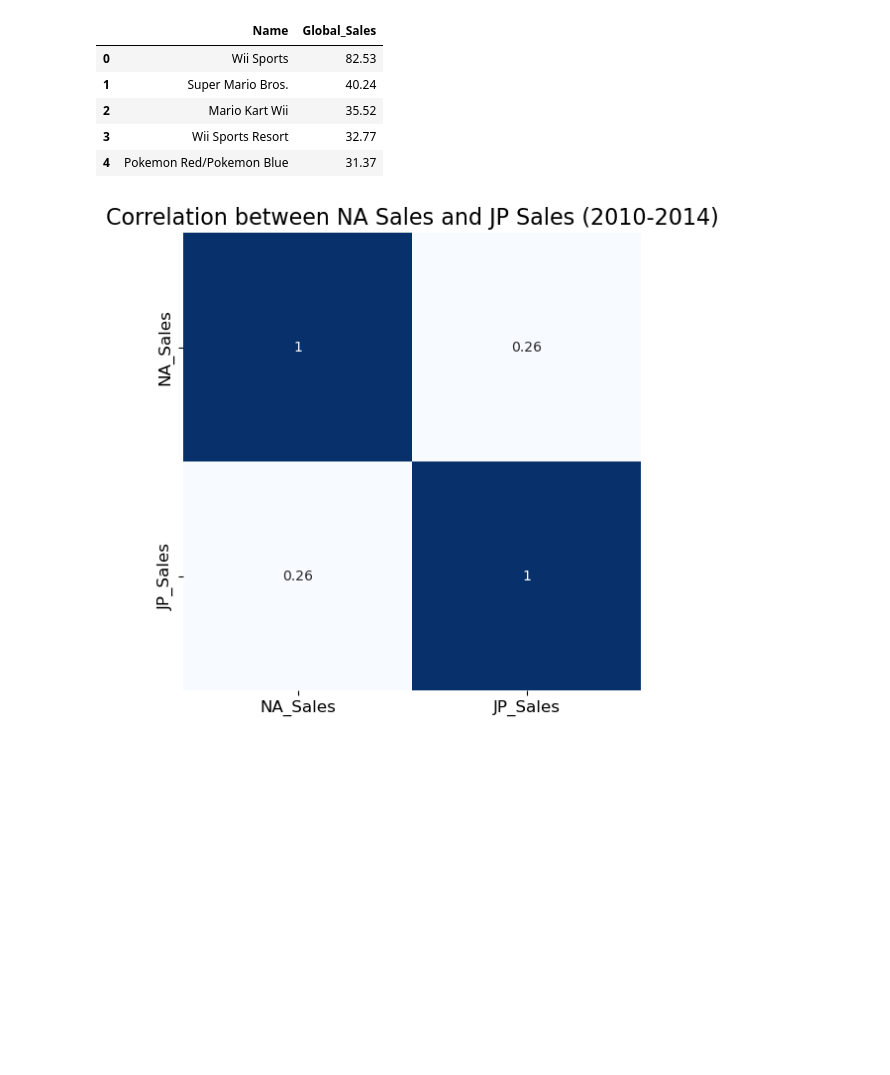
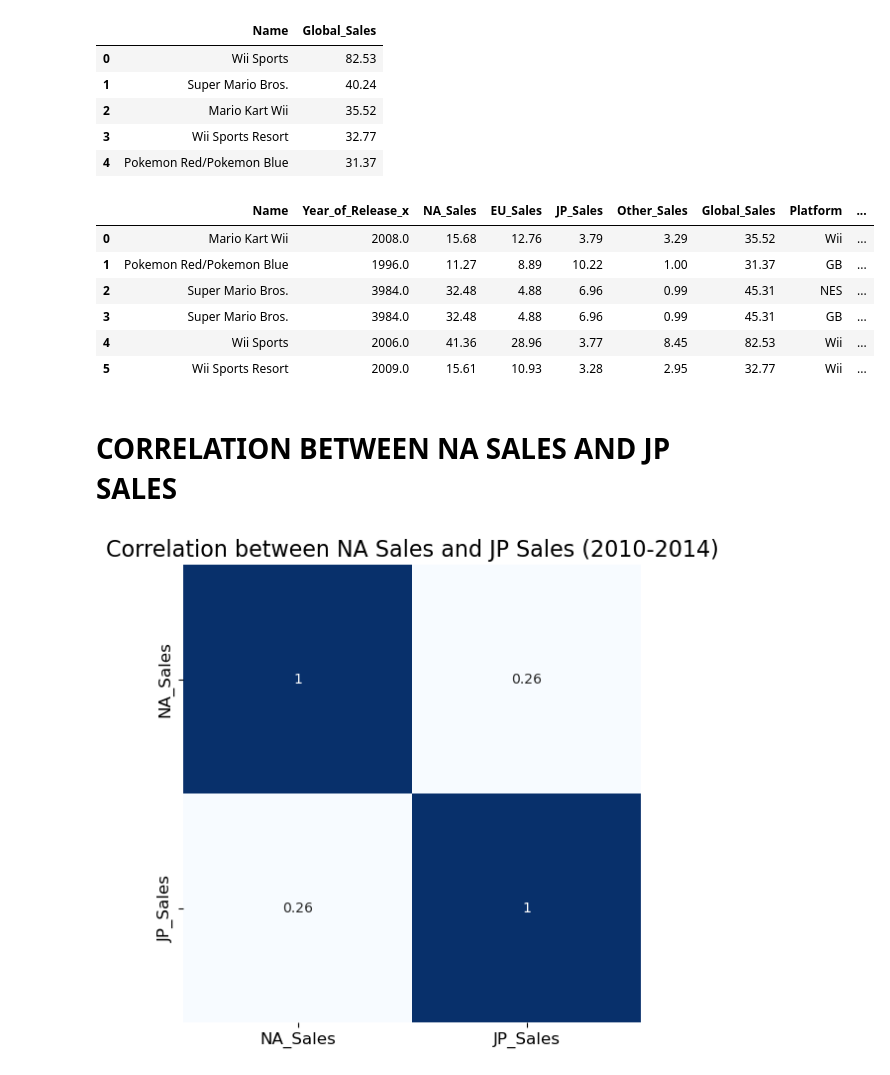
Before and after one commit to FedericoAriton99/CA-1-Data-Visualisation-Techniques, a Jupyter notebook: Federico_Ariton_DVizHDip_CA1.ipynb, the cells around one changed output. Cells and saved outputs as stored; diff of their text form; code cells hidden in the pictures; blank space fills up the shorter version.

```diff
--- a/Federico_Ariton_DVizHDip_CA1.ipynb
+++ b/Federico_Ariton_DVizHDip_CA1.ipynb
@@ -234,6 +171,36 @@ top_games[['Name', 'Global_Sales']]
 | 2 | Mario Kart Wii | 35.52 |
 | 3 | Wii Sports Resort | 32.77 |
 | 4 | Pokemon Red/Pokemon Blue | 31.37 |
+# %%
+# Filter for the top 5 globally best-selling games
+top_5_global_games = Games[Games['Name'].isin(['Wii Sports', 'Super Mario Bros.',
+                                                         'Mario Kart Wii', 'Wii Sports Resort',
+                                                         'Pokemon Red/Pokemon Blue'])]
+
+# Selecting relevant columns
+top_5_global_analysis = top_5_global_games[['Name', 'Platform', 'Year_of_Release',
+                                           'NA_Sales', 'EU_Sales', 'JP_Sales',
+                                           'Other_Sales', 'Global_Sales']]
+
+# Grouping by Name to get the total sales for each game (in case there are multiple entries per game)
+top_5_global_analysis_grouped = top_5_global_analysis.groupby('Name').sum()
+top_5_global_analysis_grouped.reset_index(inplace=True)
+
+# Adding Platform and Year of Release information
+platform_release = top_5_global_games[['Name', 'Platform', 'Year_of_Release']].drop_duplicates()
+top_5_global_analysis_final = top_5_global_analysis_grouped.merge(platform_release, on='Name')
+
+top_5_global_analysis_final
+# %% [output]
+|  | Name | Year_of_Release_x | NA_Sales | EU_Sales | JP_Sales | Other_Sales | Global_Sales | Platform | ... |
+| 0 | Mario Kart Wii | 2008.0 | 15.68 | 12.76 | 3.79 | 3.29 | 35.52 | Wii | ... |
+| 1 | Pokemon Red/Pokemon Blue | 1996.0 | 11.27 | 8.89 | 10.22 | 1.00 | 31.37 | GB | ... |
+| 2 | Super Mario Bros. | 3984.0 | 32.48 | 4.88 | 6.96 | 0.99 | 45.31 | NES | ... |
+| 3 | Super Mario Bros. | 3984.0 | 32.48 | 4.88 | 6.96 | 0.99 | 45.31 | GB | ... |
+| 4 | Wii Sports | 2006.0 | 41.36 | 28.96 | 3.77 | 8.45 | 82.53 | Wii | ... |
+| 5 | Wii Sports Resort | 2009.0 | 15.61 | 10.93 | 3.28 | 2.95 | 32.77 | Wii | ... |
+# %% [markdown]
+# CORRELATION BETWEEN NA SALES AND JP SALES
 # %%
 # Answering the second question: Correlation between NA_Sales and JP_Sales for 2010-2014
 sales_2010_2014 = Games[(Games['Year_of_Release'] >= 2010) & (Games['Year_of_Release'] <= 2014)]
```
Also changed, not shown: parts of 20 cells of this notebook, 1 other file.
